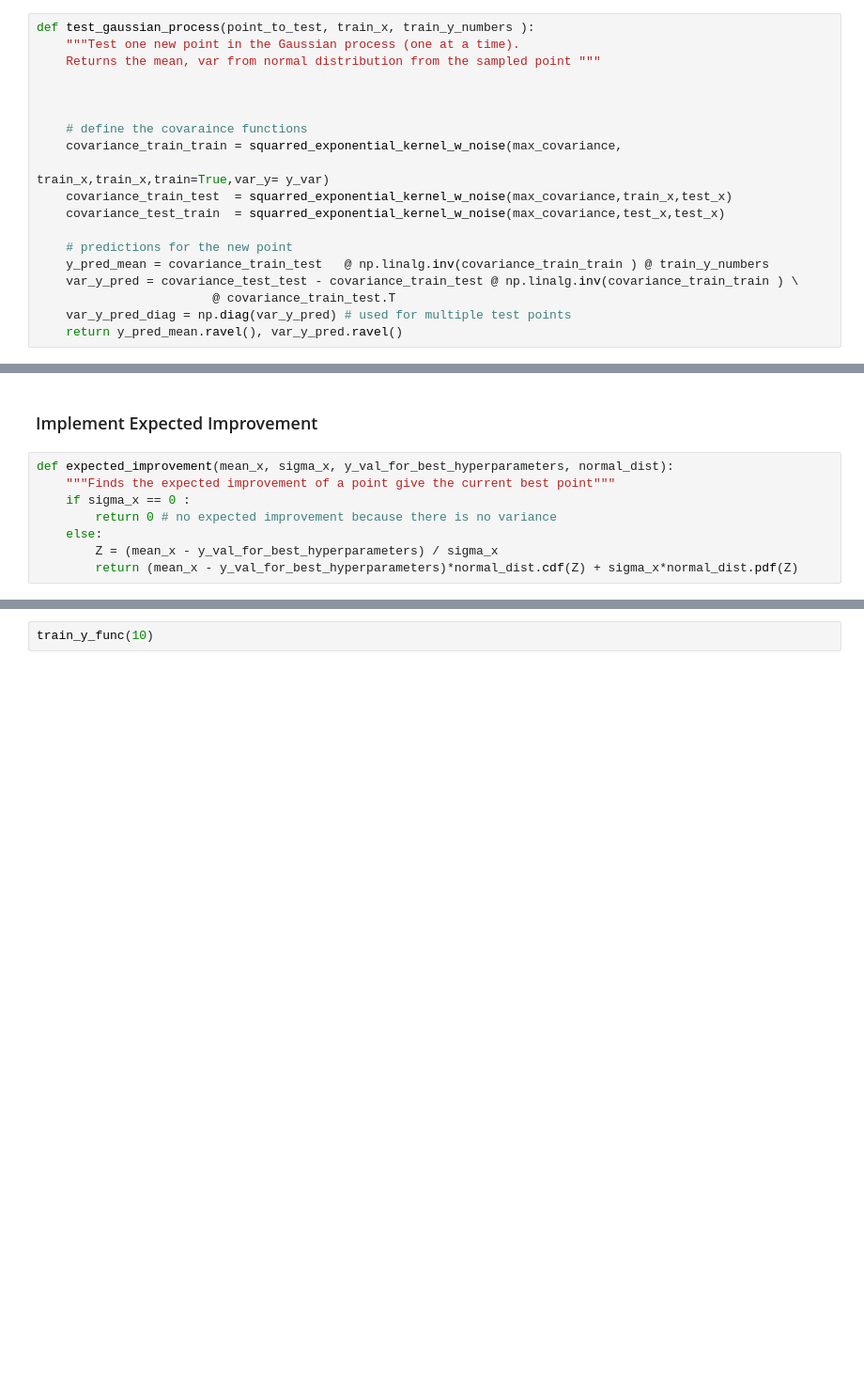
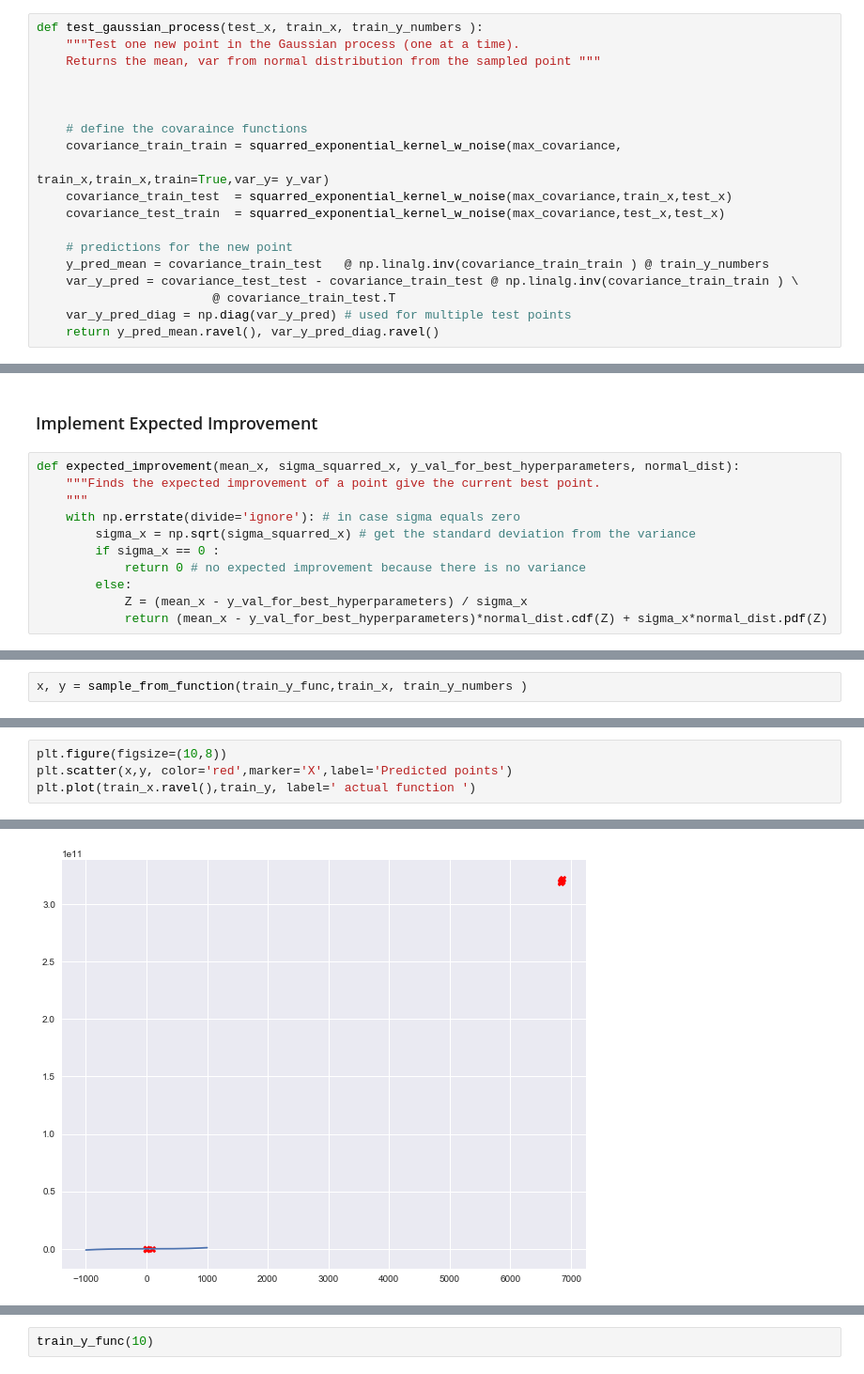
Before and after one commit to jonhilgart22/advanced_stats, a Jupyter notebook: final_project/Experimenting with GPs.ipynb, the cells around one changed output, grey strips where cells are left out. Shown: that part at 94% size. Cells and saved outputs as stored; diff of their text form; blank space fills up the shorter version.

```diff
--- a/final_project/Experimenting with GPs.ipynb
+++ b/final_project/Experimenting with GPs.ipynb
@@ -478,7 +478,7 @@ y_var = np.var(train_y_numbers)
 max_covariance = y_var
 test_x = np.array(-500).reshape(1,-1)
 # %%
-def test_gaussian_process(point_to_test, train_x, train_y_numbers ):
+def test_gaussian_process(test_x, train_x, train_y_numbers ):
     """Test one new point in the Gaussian process (one at a time).
     Returns the mean, var from normal distribution from the sampled point """
 
@@ -495,4 +495,4 @@ def test_gaussian_process(point_to_test, train_x, train_y_numbers ):
     var_y_pred = covariance_test_test - covariance_train_test @ np.linalg.inv(covariance_train_train ) \
                         @ covariance_train_test.T
     var_y_pred_diag = np.diag(var_y_pred) # used for multiple test points
-    return y_pred_mean.ravel(), var_y_pred.ravel()
+    return y_pred_mean.ravel(), var_y_pred_diag.ravel()
@@ -553,10 +576,13 @@ array([[-500]])
 # %% [markdown]
 ### Implement Expected Improvement
 # %%
-def expected_improvement(mean_x, sigma_x, y_val_for_best_hyperparameters, normal_dist):
-    """Finds the expected improvement of a point give the current best point"""
-    if sigma_x == 0 :
-        return 0 # no expected improvement because there is no variance
-    else:
-        Z = (mean_x - y_val_for_best_hyperparameters) / sigma_x
-        return (mean_x - y_val_for_best_hyperparameters)*normal_dist.cdf(Z) + sigma_x*normal_dist.pdf(Z)
+def expected_improvement(mean_x, sigma_squarred_x, y_val_for_best_hyperparameters, normal_dist):
+    """Finds the expected improvement of a point give the current best point.
+    """
+    with np.errstate(divide='ignore'): # in case sigma equals zero
+        sigma_x = np.sqrt(sigma_squarred_x) # get the standard deviation from the variance
+        if sigma_x == 0 :
+            return 0 # no expected improvement because there is no variance
+        else:
+            Z = (mean_x - y_val_for_best_hyperparameters) / sigma_x
+            return (mean_x - y_val_for_best_hyperparameters)*normal_dist.cdf(Z) + sigma_x*normal_dist.pdf(Z)
@@ -562,0 +654,2 @@ def expected_improvement(mean_x, sigma_x, y_val_for_best_hyperparameters, normal
+# %%
+x, y = sample_from_function(train_y_func,train_x, train_y_numbers )
@@ -562,0 +712,5 @@ def expected_improvement(mean_x, sigma_x, y_val_for_best_hyperparameters, normal
+# %%
+plt.figure(figsize=(10,8))
+plt.scatter(x,y, color='red',marker='X',label='Predicted points')
+plt.plot(train_x.ravel(),train_y, label=' actual function ')
+# %% [output]
@@ -562,0 +718 @@ def expected_improvement(mean_x, sigma_x, y_val_for_best_hyperparameters, normal
+[figure, added]
```
Also changed, not shown: parts of 24 cells of this notebook.
